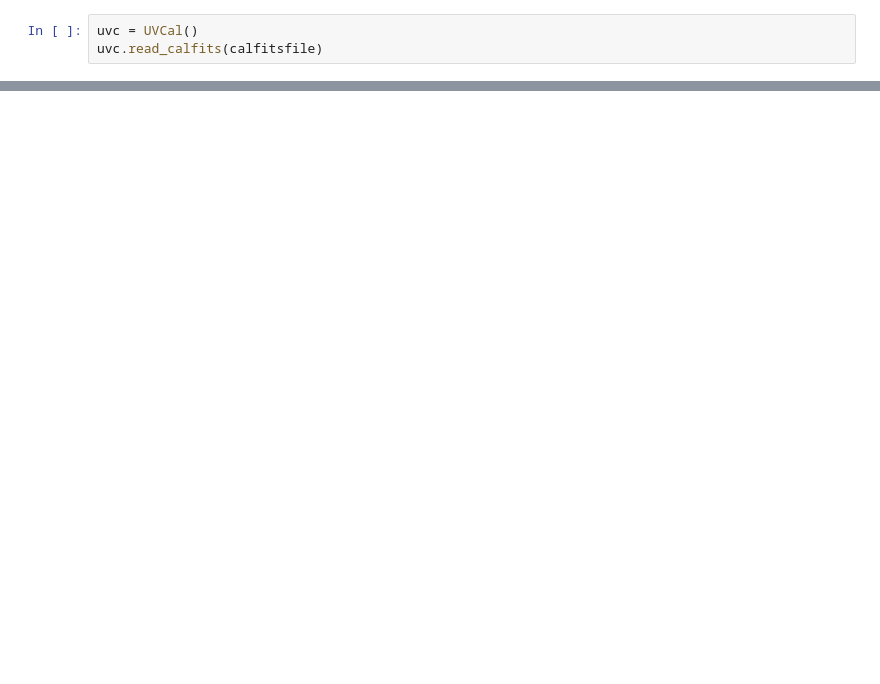
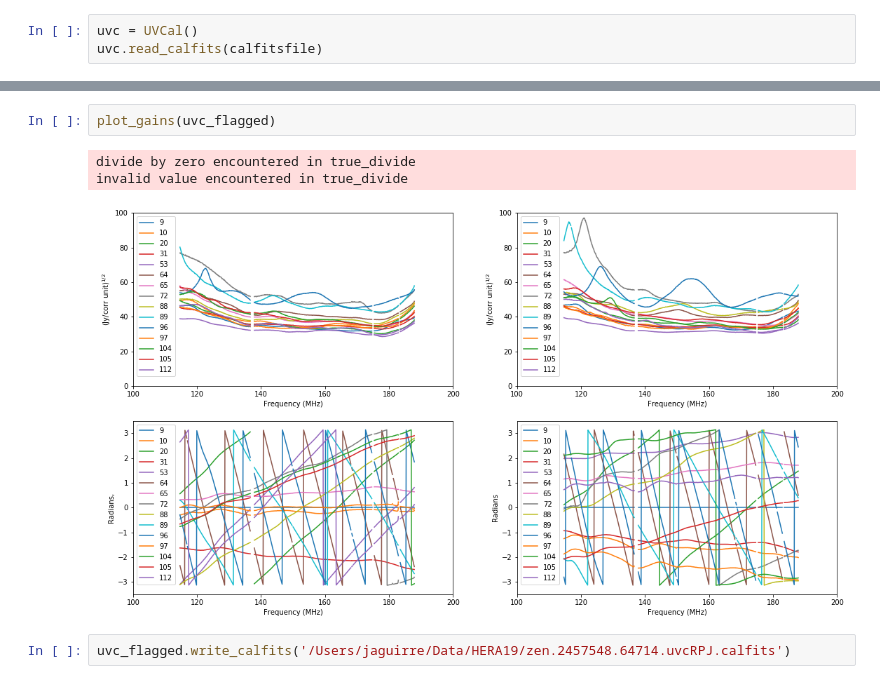
Before and after one commit to UPennEoR/plimpy, a Jupyter notebook: ModernizeHERA19/FixGains.ipynb, the cells around one changed output, grey strips where cells are left out. Drawn from its saved outputs; the diff is of its cells as text; blank space fills up the shorter version.

```diff
--- a/ModernizeHERA19/FixGains.ipynb
+++ b/ModernizeHERA19/FixGains.ipynb
@@ -83,0 +110,8 @@ divide by zero encountered in true_divide
+# %%
+plot_gains(uvc_flagged)
+# %% [output]
+divide by zero encountered in true_divide
+invalid value encountered in true_divide
+[figure, added]
+# %%
+uvc_flagged.write_calfits('/Users/jaguirre/Data/HERA19/zen.2457548.64714.uvcRPJ.calfits')
```
Also changed, not shown: parts of 10 cells of this notebook.
